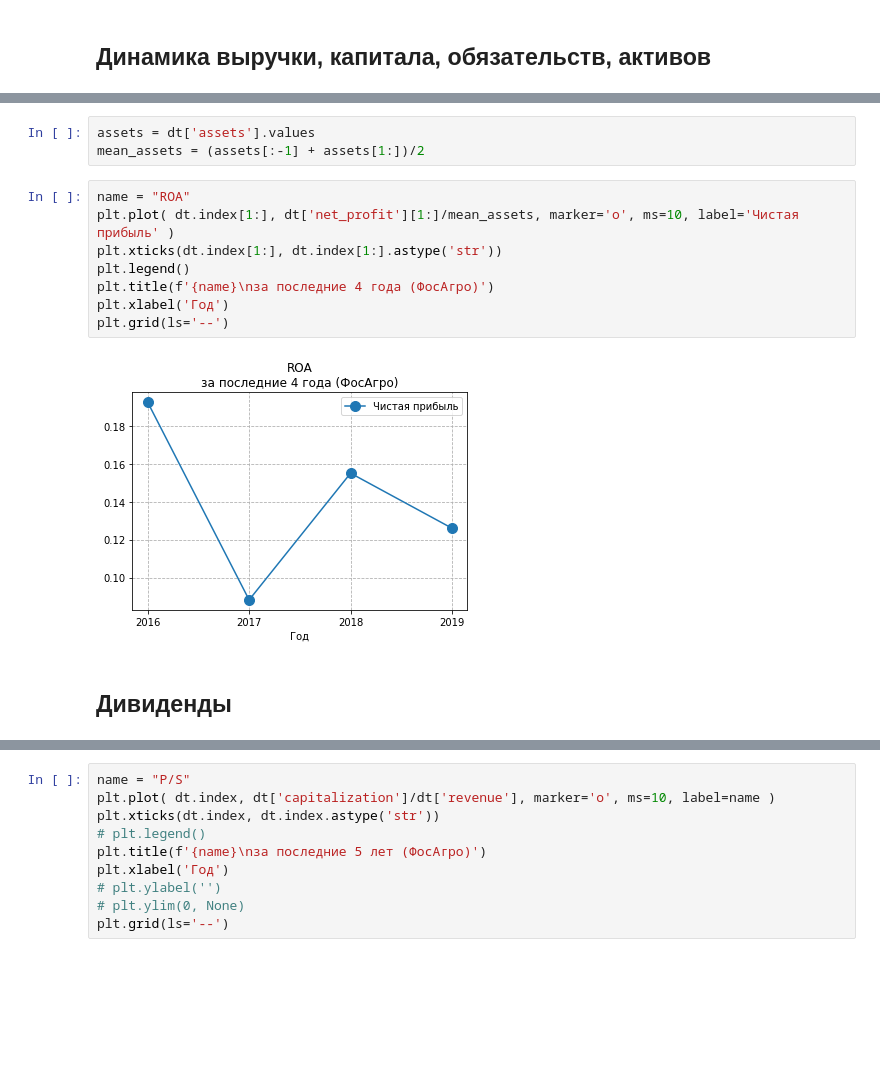
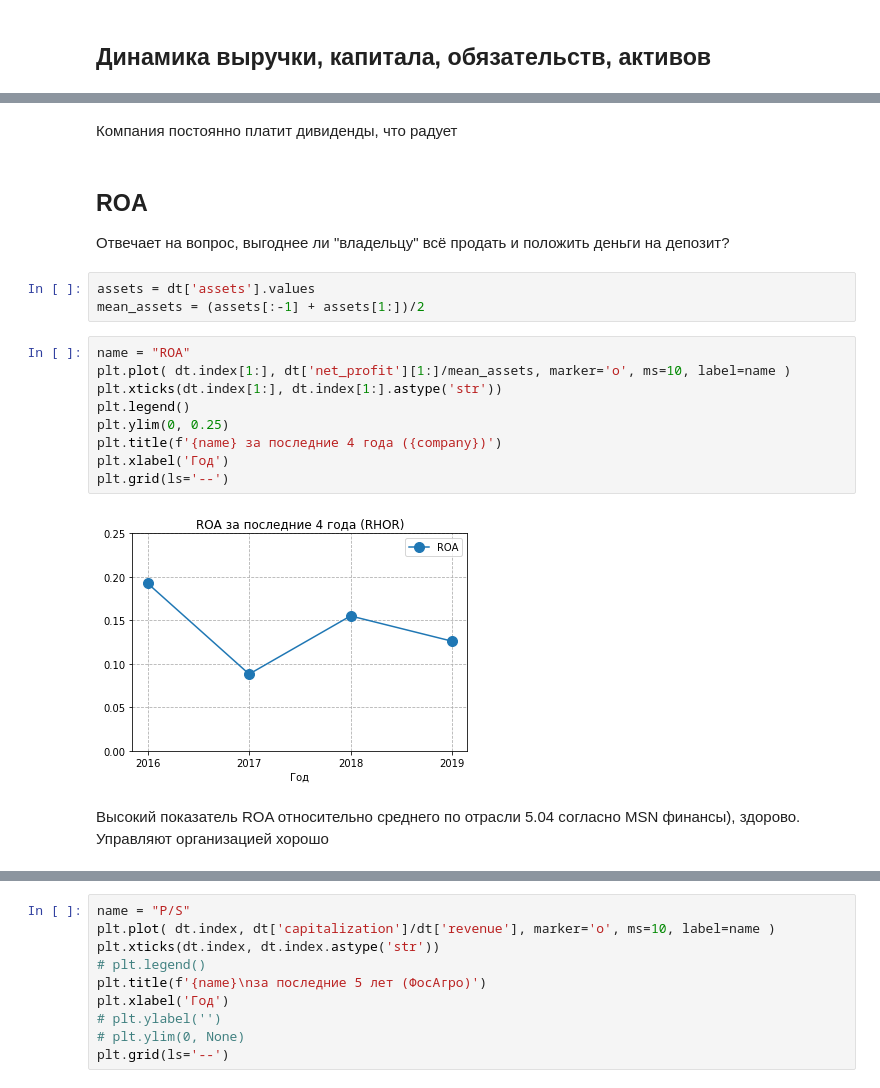
Before and after one commit to young-investors/CA, a Jupyter notebook: sources/fosagro/notebooks/notebook.ipynb, the cells around one changed output, grey strips where cells are left out. Saved outputs shown, nothing was run; the diff lists cells and outputs as text; blank space fills up the shorter version.

```diff
--- a/sources/fosagro/notebooks/notebook.ipynb
+++ b/sources/fosagro/notebooks/notebook.ipynb
@@ -56,15 +145,23 @@ plt.grid(ls='--')
+# %% [markdown]
+Компания постоянно платит дивиденды, что радует
+# %% [markdown]
+## ROA
+
+Отвечает на вопрос, выгоднее ли "владельцу" всё продать и положить деньги на депозит?
 # %%
 assets = dt['assets'].values
 mean_assets = (assets[:-1] + assets[1:])/2
 # %%
 name = "ROA"
-plt.plot( dt.index[1:], dt['net_profit'][1:]/mean_assets, marker='o', ms=10, label='Чистая прибыль' )
+plt.plot( dt.index[1:], dt['net_profit'][1:]/mean_assets, marker='o', ms=10, label=name )
 plt.xticks(dt.index[1:], dt.index[1:].astype('str'))
 plt.legend()
-plt.title(f'{name}\nза последние 4 года (ФосАгро)')
+plt.ylim(0, 0.25)
+plt.title(f'{name} за последние 4 года ({company})')
 plt.xlabel('Год')
 plt.grid(ls='--')
 # %% [output]
-[figure, old version]
+[figure, new version]
-# %% [markdown]
-## Дивиденды
+# %% [markdown]
+Высокий показатель ROA относительно среднего по отрасли 5.04 согласно MSN финансы), здорово.
+Управляют организацией хорошо
```
Also changed, not shown: parts of 40 cells of this notebook.
